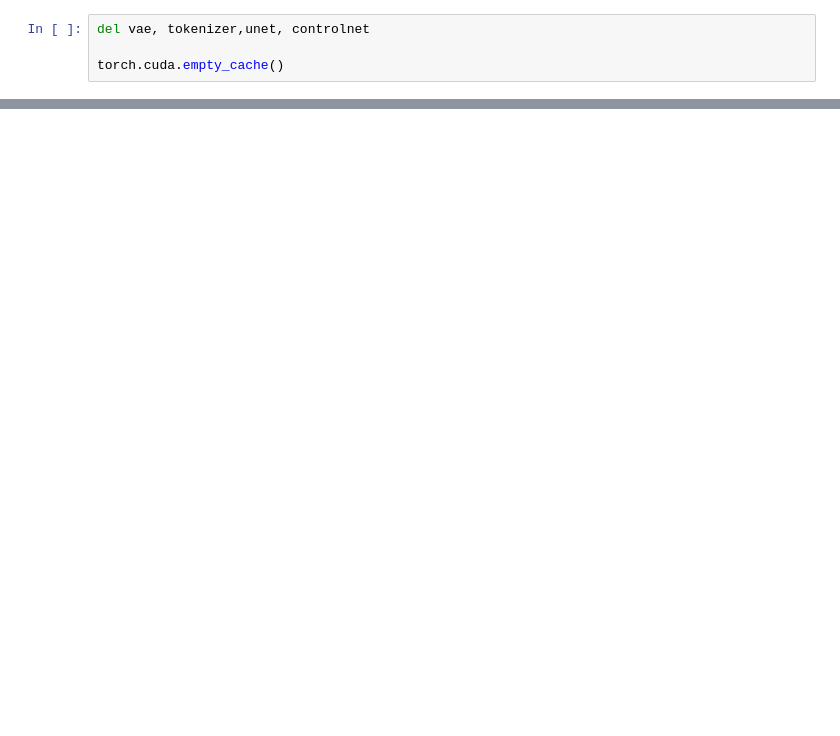
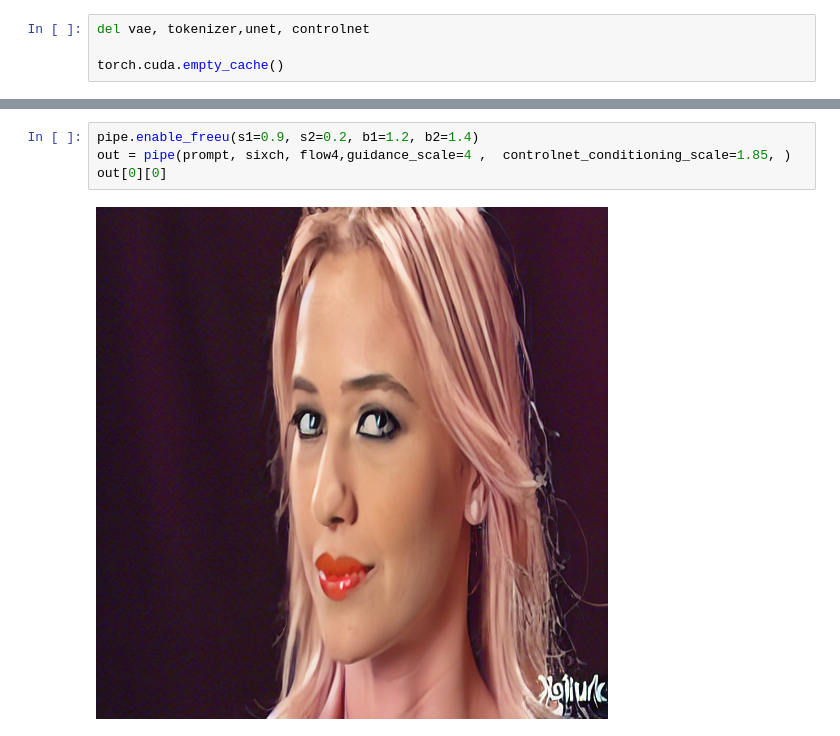
Before and after one commit to Maryamsana-1998/DiffCodec-Controlling-Latent-Diffusion-for-Perceptual-Video-Compression, a Jupyter notebook: pipeline.ipynb, the cells around one changed output, grey strips where cells are left out. Drawn from its saved outputs; the diff is of its cells as text; blank space fills up the shorter version.

```diff
--- a/pipeline.ipynb
+++ b/pipeline.ipynb
@@ -147,3 +162,9 @@ pipe = pipe.to("cuda")
+# %%
+pipe.enable_freeu(s1=0.9, s2=0.2, b1=1.2, b2=1.4)
+out = pipe(prompt, sixch, flow4,guidance_scale=4 ,  controlnet_conditioning_scale=1.85, )
+out[0][0]
+# %% [output]
+[figure, added]
 # %%
 import torch
 from PIL import Image
```
Also changed, not shown: parts of 11 cells of this notebook, 8 other files.
